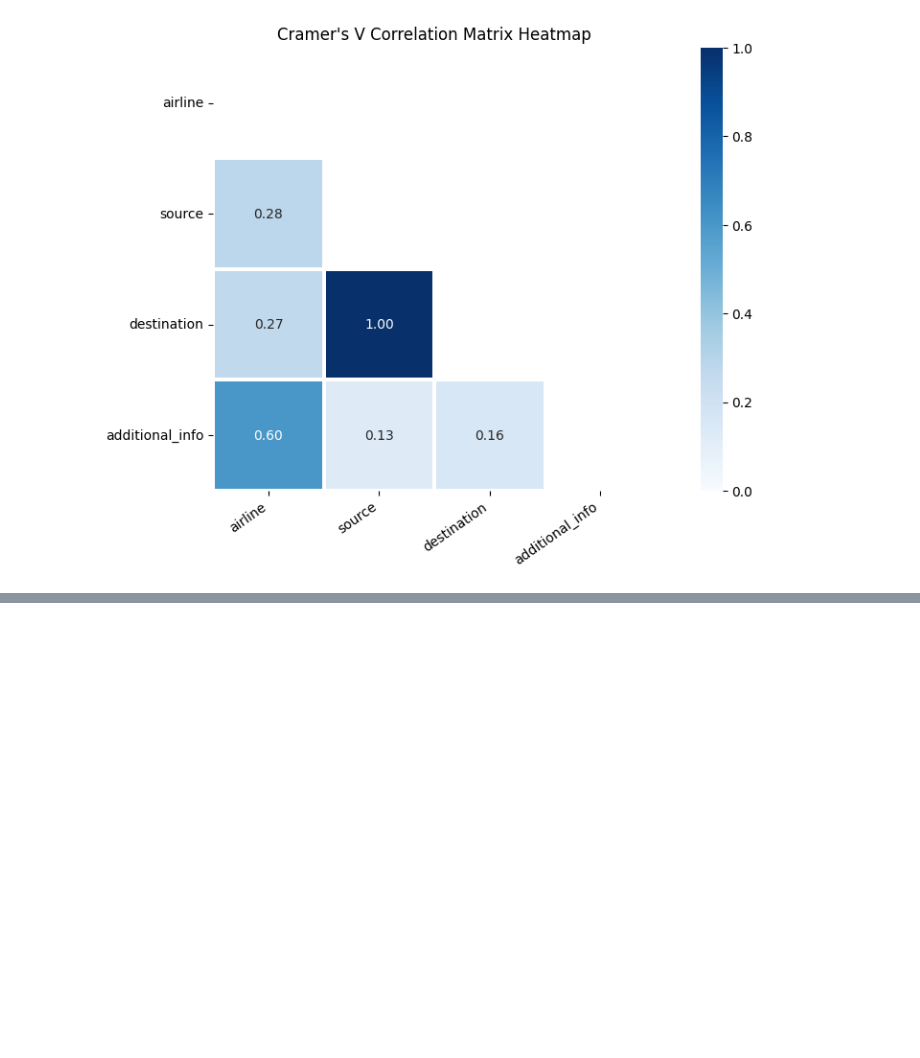
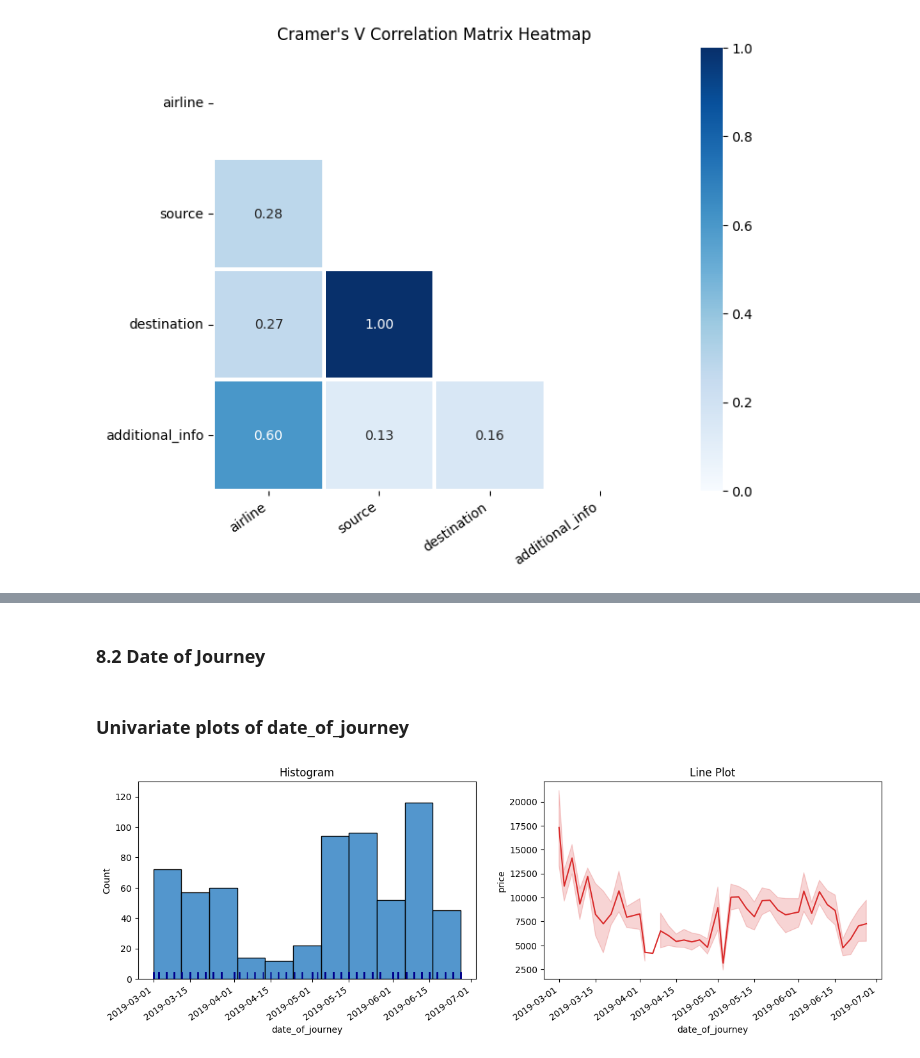
Before and after one commit to Joon-hub/Flight_Fare_Prediction, a Jupyter notebook: Notebooks/EDA.ipynb, the cells around one changed output, grey strips where cells are left out. Cells and saved outputs as stored; diff of their text form; code cells hidden in the pictures; blank space fills up the shorter version.

```diff
--- a/Notebooks/EDA.ipynb
+++ b/Notebooks/EDA.ipynb
@@ -190,0 +310,11 @@ eda_helper_functions.cramersV_heatmap(train)
+# %% [markdown]
+### 8.2 Date of Journey
+# %%
+eda_helper_functions.dt_univar_plots(
+    data = train,
+    var = "date_of_journey",
+    target= "price"
+)
+# %% [output]
+Univariate plots of date_of_journey
+[figure, added]
```
Also changed, not shown: parts of 19 cells of this notebook.
